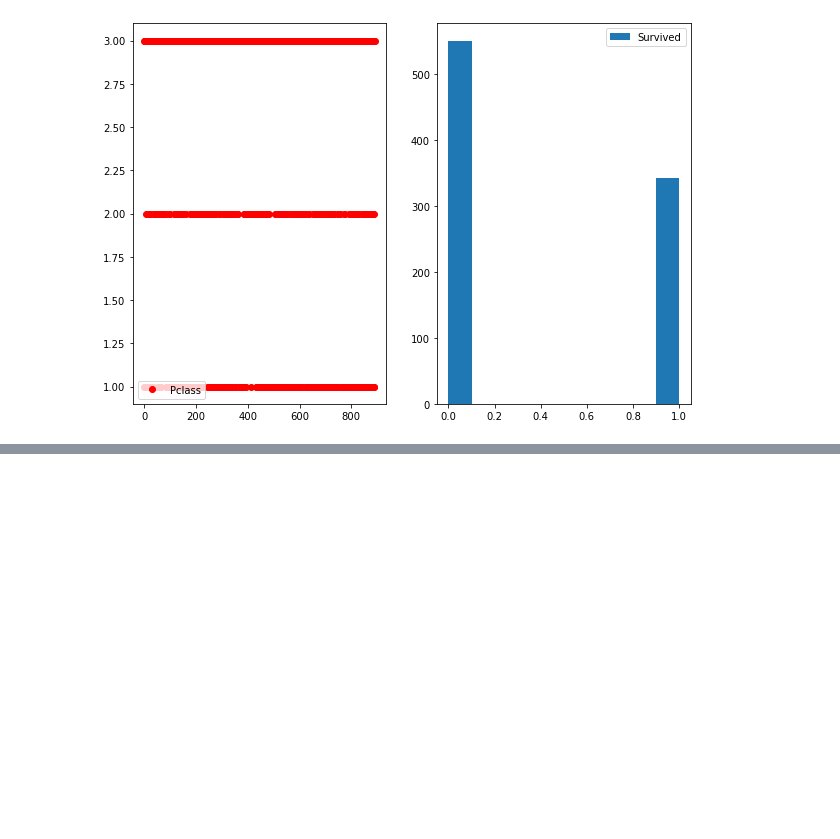
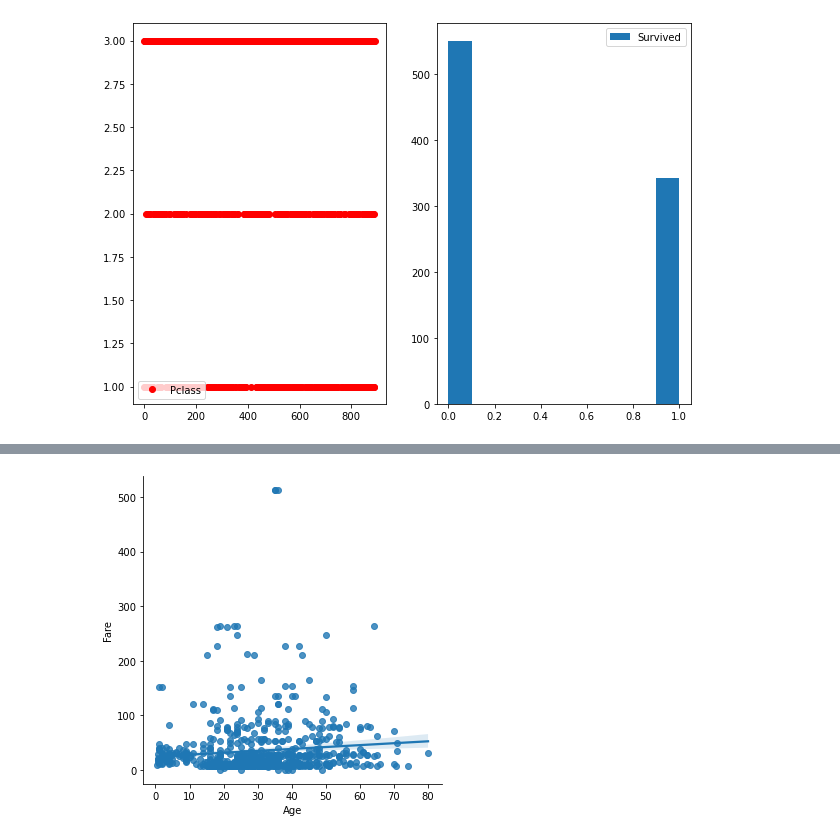
Before and after one commit to dongik9/MydataAnalysis, a Jupyter notebook: 20220914-class-titanic-datavis.ipynb, the cells around one changed output, grey strips where cells are left out. Saved outputs shown, nothing was run; the diff lists cells and outputs as text; code cells hidden in the pictures; blank space fills up the shorter version.

```diff
--- a/20220914-class-titanic-datavis.ipynb
+++ b/20220914-class-titanic-datavis.ipynb
@@ -124,0 +150,5 @@ axs[1].legend()
+# %%
+sns.lmplot(x='Age', y='Fare', data = df)
+plt.show()
+# %% [output]
+[figure, added]
```
Also changed, not shown: parts of 8 cells of this notebook.
